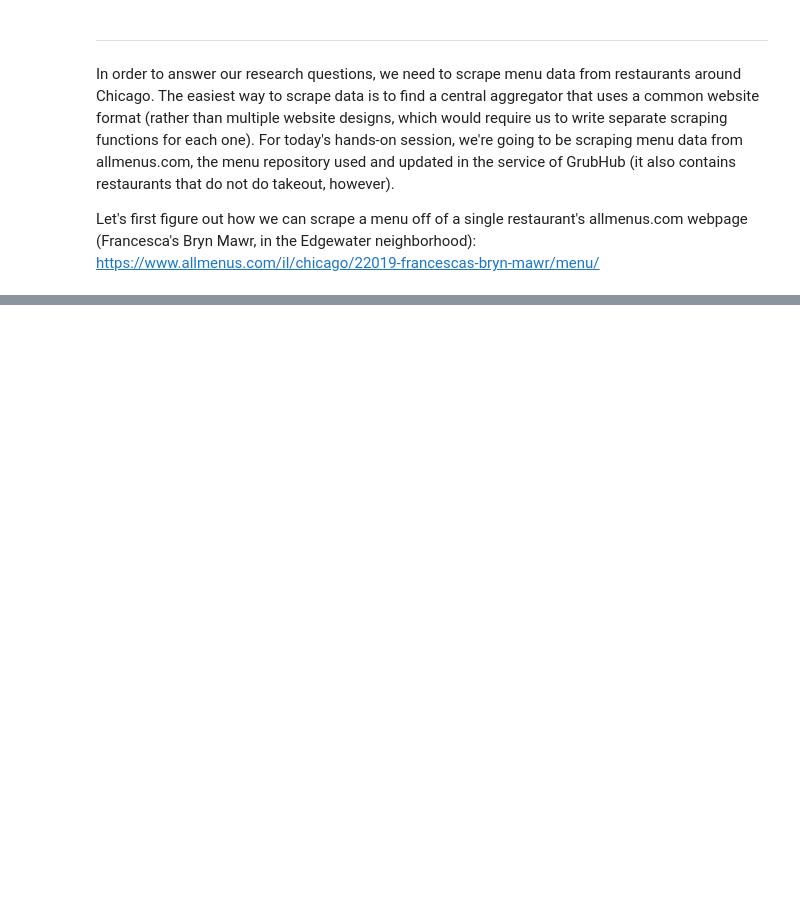
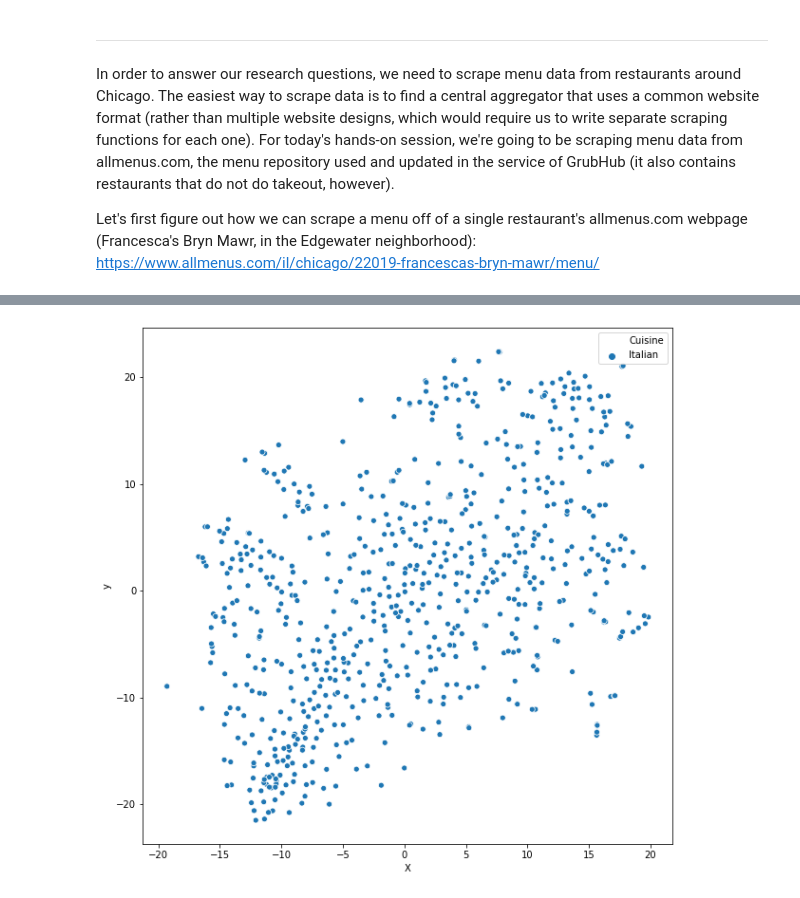
Before and after one commit to EggmanWalrus/40400-Food, a Jupyter notebook: Food.ipynb, the cells around one changed output, grey strips where cells are left out. Cells and saved outputs as stored; diff of their text form; code cells hidden in the pictures; blank space fills up the shorter version.

```diff
--- a/Food.ipynb
+++ b/Food.ipynb
@@ -257,0 +336,6 @@ Let's first figure out how we can scrape a menu off of a single restaurant's all
+# %%
+doc_model = models.KeyedVectors.load('doc_model_top100.model')
+# %%
+doc2vec_tsne_plot(doc_model, 'Italian')
+# %% [output]
+[figure, added]
```
Also changed, not shown: parts of 14 cells of this notebook.
